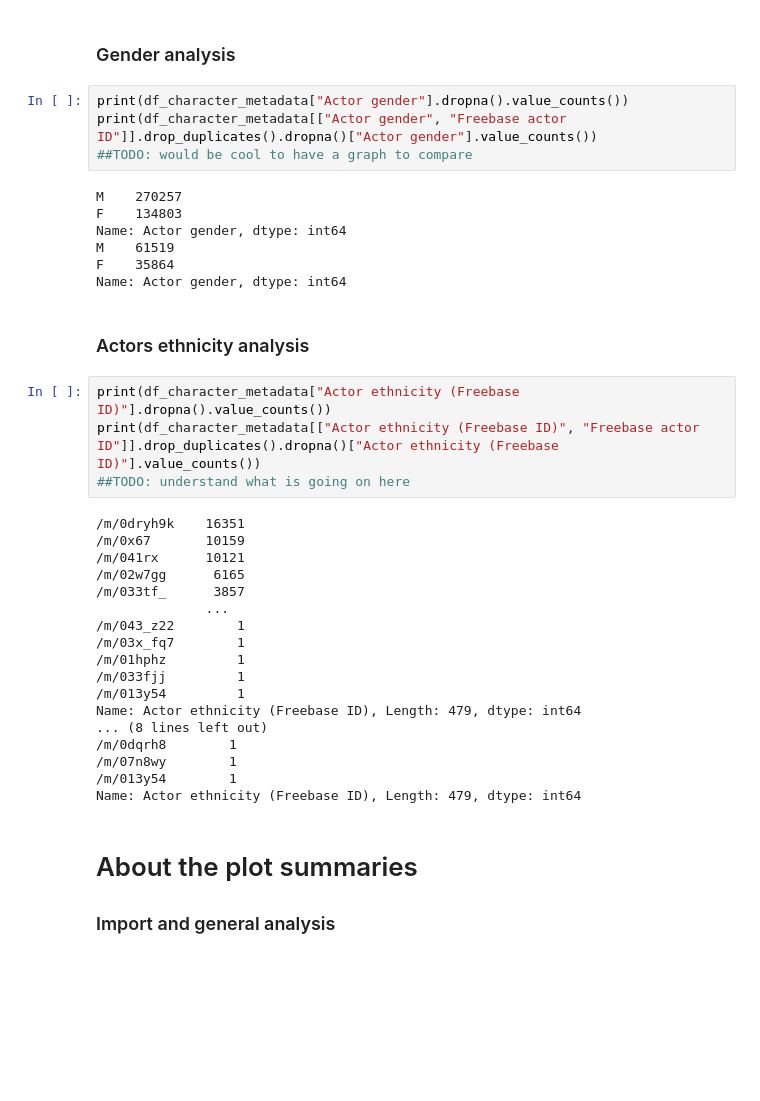
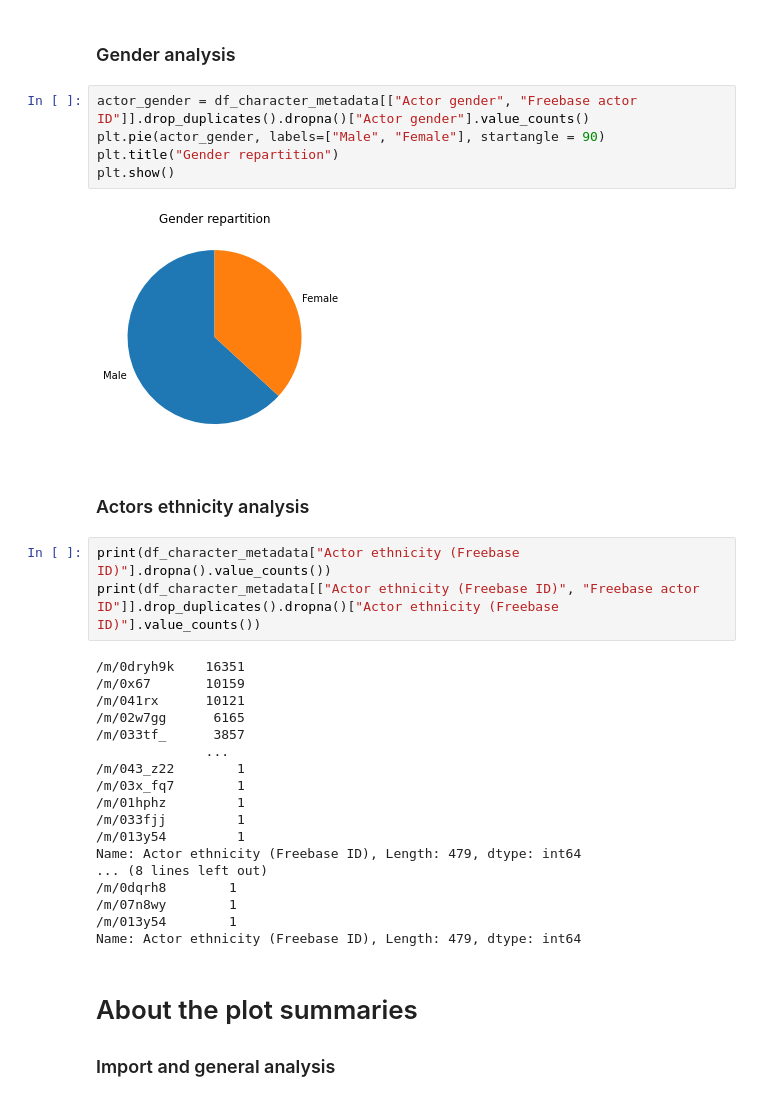
Before and after one commit to epfl-ada/ada-2022-project-r4d4r, a Jupyter notebook: Initial_analysis.ipynb, the cells around one changed output. Saved outputs shown, nothing was run; the diff lists cells and outputs as text; blank space fills up the shorter version.

```diff
--- a/Initial_analysis.ipynb
+++ b/Initial_analysis.ipynb
@@ -258,23 +305,18 @@ memory usage: 44.7+ MB
 From the above statistics, we can see that for most of the actors the character name, the ethnicity and the height are missing.
 # %% [markdown]
 ### Gender analysis
-# %%
-print(df_character_metadata["Actor gender"].dropna().value_counts())
-print(df_character_metadata[["Actor gender", "Freebase actor ID"]].drop_duplicates().dropna()["Actor gender"].value_counts())
-##TODO: would be cool to have a graph to compare
-# %% [output]
-M    270257
-F    134803
-Name: Actor gender, dtype: int64
-M    61519
-F    35864
-Name: Actor gender, dtype: int64
+# %%
+actor_gender = df_character_metadata[["Actor gender", "Freebase actor ID"]].drop_duplicates().dropna()["Actor gender"].value_counts()
+plt.pie(actor_gender, labels=["Male", "Female"], startangle = 90)
+plt.title("Gender repartition")
+plt.show()
+# %% [output]
+[figure, added]
 # %% [markdown]
 ### Actors ethnicity analysis
 # %%
 print(df_character_metadata["Actor ethnicity (Freebase ID)"].dropna().value_counts())
 print(df_character_metadata[["Actor ethnicity (Freebase ID)", "Freebase actor ID"]].drop_duplicates().dropna()["Actor ethnicity (Freebase ID)"].value_counts())
-##TODO: understand what is going on here
 # %% [output]
 /m/0dryh9k    16351
 /m/0x67       10159
```
Also changed, not shown: parts of 9 cells of this notebook.
